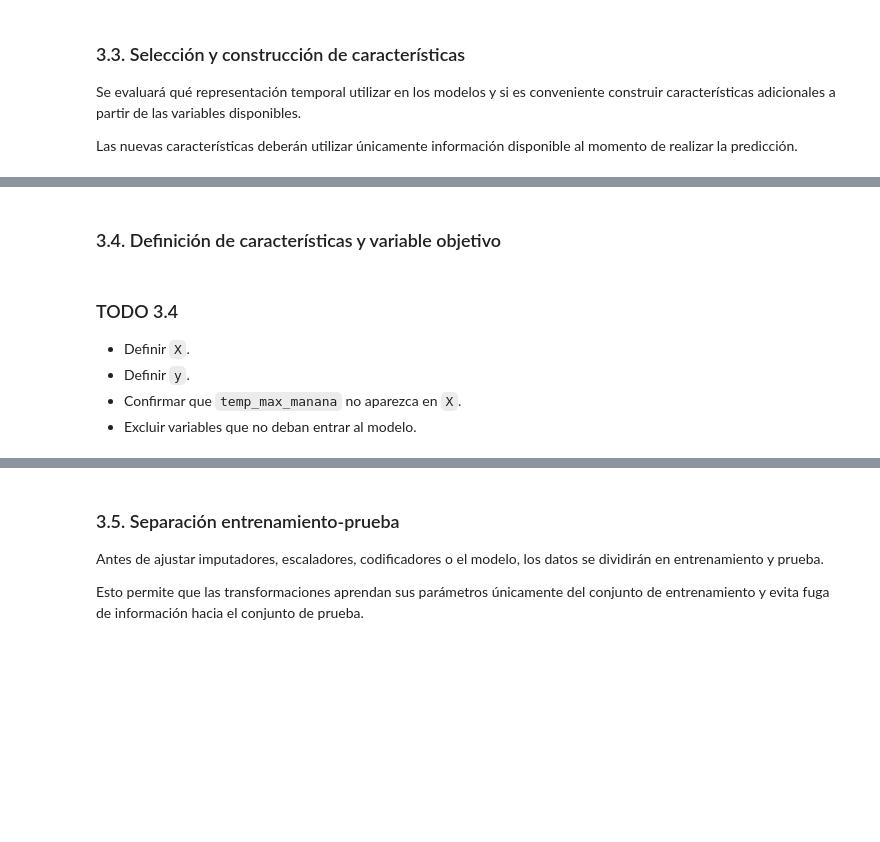
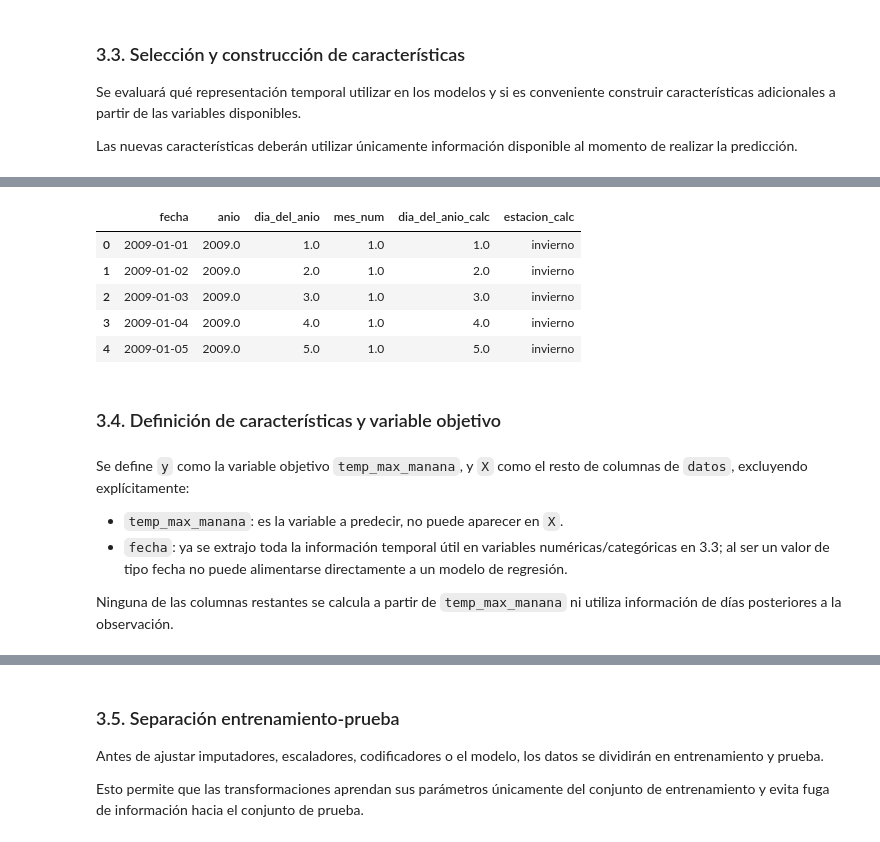
Before and after one commit to dazambrano2/MaterialDeClase-ISIS-2611, a Jupyter notebook: 202620/Laboratorios/L1/Lab1.ipynb, the cells around one changed output, grey strips where cells are left out. Saved outputs shown, nothing was run; the diff lists cells and outputs as text; code cells hidden in the pictures; blank space fills up the shorter version.

```diff
--- a/202620/Laboratorios/L1/Lab1.ipynb
+++ b/202620/Laboratorios/L1/Lab1.ipynb
@@ -602,11 +687,13 @@ Según los hallazgos anteriores:
 
 Las observaciones que no contienen `temp_max_manana` no pueden utilizarse directamente para entrenar un modelo supervisado, porque no existe un valor real contra el cual calcular el error.
 # %%
-### TODO 3.2
-"""
-- Identificar las filas con `temp_max_manana` faltante.
-- Determinar cuántas observaciones representan.
-- Excluirlas del conjunto utilizado para entrenamiento y evaluación.
-- Documentar la decisión.
-"""
+sin_objetivo = datos["temp_max_manana"].isna()
+print(f"Observaciones sin temp_max_manana: {sin_objetivo.sum()} de {len(datos)} ({sin_objetivo.mean() * 100:.2f}%)")
+
+# Sin un valor real de temp_max_manana no es posible calcular el error de
+# predicción, de modo que estas observaciones no sirven ni para entrenar ni
+# para evaluar un modelo supervisado: se excluyen del conjunto de trabajo.
+datos = datos[~sin_objetivo].reset_index(drop=True)
+
+print(f"Observaciones restantes para entrenamiento y evaluación: {len(datos)}")
 # %% [output]
@@ -628,9 +733,37 @@ Las nuevas características deberán utilizar únicamente información disponibl
+# %%
+def estacion_desde_mes(mes):
+    return mes.map({
+        12: "invierno", 1: "invierno", 2: "invierno",
+        3: "primavera", 4: "primavera", 5: "primavera",
+        6: "verano", 7: "verano", 8: "verano",
+        9: "otono", 10: "otono", 11: "otono",
+    })
+
+
+for df in (datos, datos_test):
+    df["mes_num"] = df["fecha"].dt.month
+    df["dia_del_anio_calc"] = df["fecha"].dt.dayofyear
+    df["estacion_calc"] = estacion_desde_mes(df["mes_num"])
+    df.drop(columns=["mes", "estacion_anio"], inplace=True)
+
+datos[["fecha", "anio", "dia_del_anio", "mes_num", "dia_del_anio_calc", "estacion_calc"]].head()
+# %% [output]
+|  | fecha | anio | dia_del_anio | mes_num | dia_del_anio_calc | estacion_calc |
+| 0 | 2009-01-01 | 2009.0 | 1.0 | 1.0 | 1.0 | invierno |
+| 1 | 2009-01-02 | 2009.0 | 2.0 | 1.0 | 2.0 | invierno |
+| 2 | 2009-01-03 | 2009.0 | 3.0 | 1.0 | 3.0 | invierno |
+| 3 | 2009-01-04 | 2009.0 | 4.0 | 1.0 | 4.0 | invierno |
+| 4 | 2009-01-05 | 2009.0 | 5.0 | 1.0 | 5.0 | invierno |
 # %% [markdown]
 ### 3.4. Definición de características y variable objetivo
 # %% [markdown]
-### TODO 3.4
+Se define `y` como la variable objetivo `temp_max_manana`, y `X` como el resto
+de columnas de `datos`, excluyendo explícitamente:
 
-- Definir `X`.
-- Definir `y`.
-- Confirmar que `temp_max_manana` no aparezca en `X`.
-- Excluir variables que no deban entrar al modelo.
+- `temp_max_manana`: es la variable a predecir, no puede aparecer en `X`.
+- `fecha`: ya se extrajo toda la información temporal útil en variables
+  numéricas/categóricas en 3.3; al ser un valor de tipo fecha no puede
+  alimentarse directamente a un modelo de regresión.
+
+Ninguna de las columnas restantes se calcula a partir de `temp_max_manana` ni
+utiliza información de días posteriores a la observación.
```
Also changed, not shown: parts of 7 cells of this notebook.
